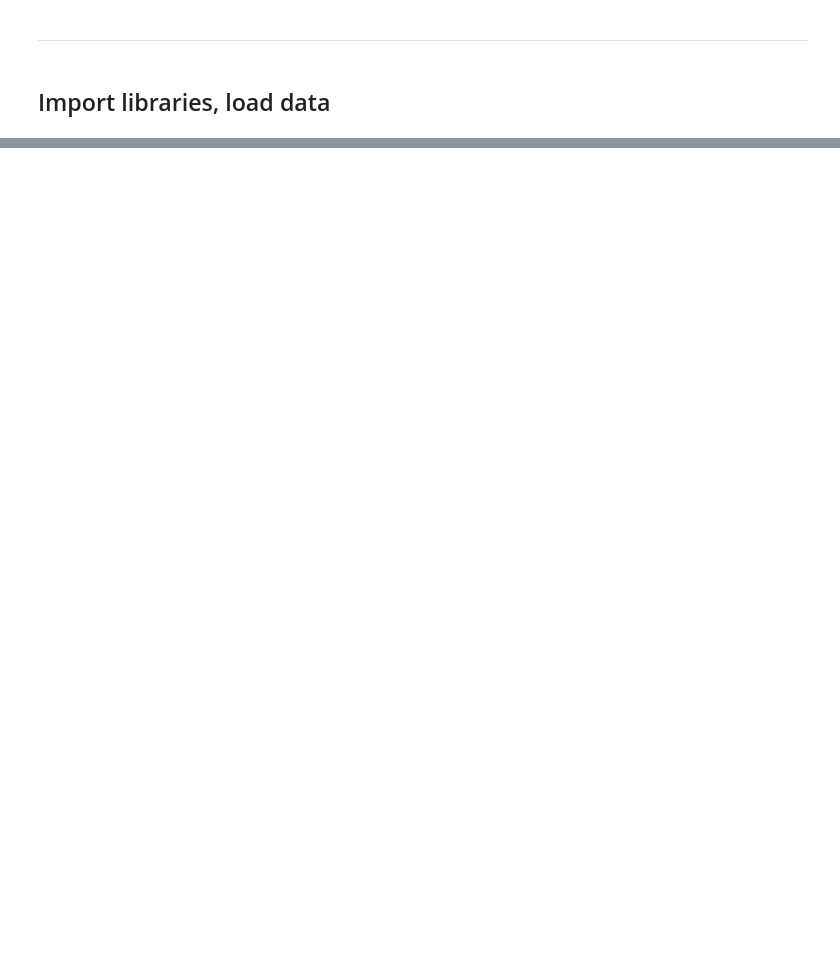
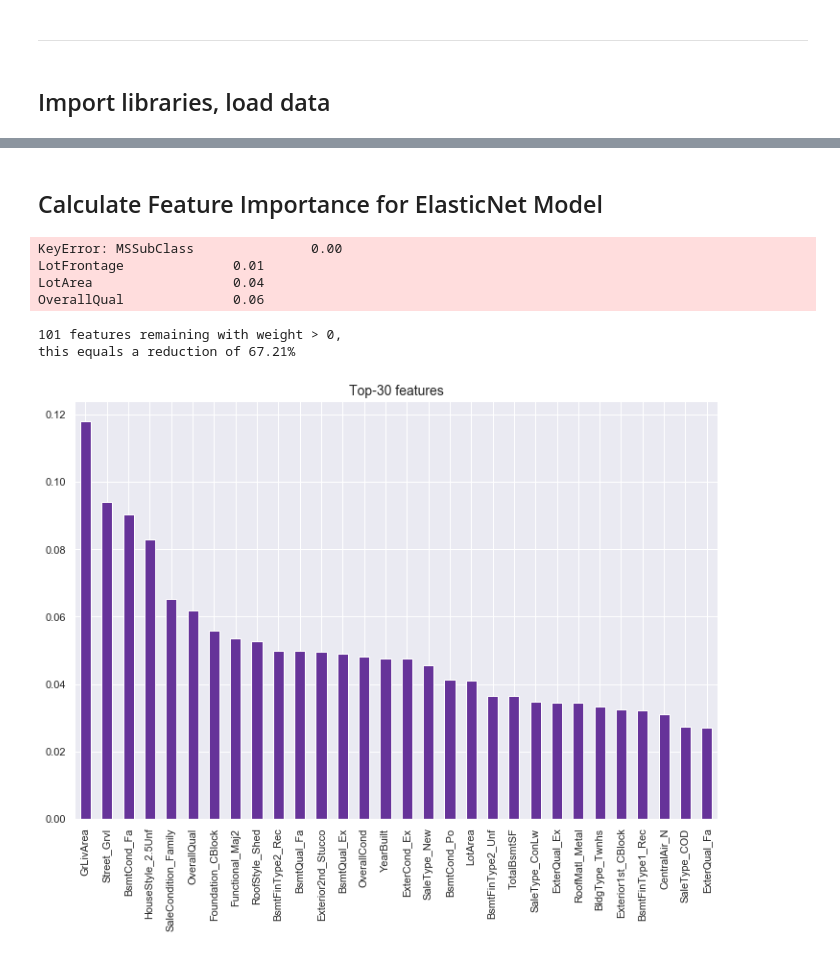
Before and after one commit to rbuerki/projects-ml, a Jupyter notebook: price_prediction_ames_housing/4-Interpretation_Feature_Importance.ipynb, the cells around one changed output, grey strips where cells are left out. Drawn from its saved outputs; the diff is of its cells as text; code cells hidden in the pictures; blank space fills up the shorter version.

Commit message:
FEAT: calculate and plot weights for EN OHE

```diff
--- a/price_prediction_ames_housing/4-Interpretation_Feature_Importance.ipynb
+++ b/price_prediction_ames_housing/4-Interpretation_Feature_Importance.ipynb
@@ -539,0 +58,64 @@ X_tr = preprocessor.fit_transform(X)
+# %% [markdown]
+## Calculate Feature Importance for ElasticNet Model
+# %%
+EN_coefs = pd.DataFrame(elastic_net_final.coef_.round(2), index=feature_names, columns=['weight'])
+# Sort by absolute weights
+
+coefs_df['abs_coefs'] = np.abs(coefs_df['effect'])
+
+        coefs_df = coefs_df.sort_values('abs_coefs', ascending=False)
+
+        coefs_df.drop('abs_coefs', axis=1, inplace=True)
+# %% [output]
+KeyError: MSSubClass               0.00
+LotFrontage              0.01
+LotArea                  0.04
+OverallQual              0.06
+# %%
+def print_coef_weights(model, feature_names, drop_zero=False):
+    ''' Returns DataFrame with coefficient weights for the features. If
+    drop_zero ist True, then only features with weights != 0 are returned.
+
+    ARGUMENTS:
+    model: fitted model instance
+    feature_names: list or index of column_labels
+    drop_zero: bool, drop coefs with 0 weight (default=False)
+
+    RETURNS:
+    coefs_df: dataframe holding coeff weights and error
+    '''
+
+    coefs_df = pd.DataFrame(elastic_net_final.coef_,
+                            index=feature_names,
+                            columns=['weight']
+                           )
+
+    # Sort by absolute weights
+    coefs_df['abs_weight'] = np.abs(coefs_df['weight'])
+    coefs_df = coefs_df.sort_values('abs_weight', ascending=False)
+    coefs_df.drop('abs_weight', axis=1, inplace=True)
+
+    if drop_zero == True:
+        coefs_df = coefs_df.loc[coefs_df['weight'] != 0]
+
+    return coefs_df
+# %%
+EN_weights = print_coef_weights(elastic_net_final, feature_names, drop_zero=True)
+# %%
+def plot_coef_weights(coefs_df, feature_names, n_plot=30):
+
+    plt.figure(figsize=(12, 8))
+    plt.title("Top-{0:d} features".format(n_plot), size=14)
+    coefs_df.iloc[:n_plot, 0].apply(np.abs).plot(kind='bar', color=color)
+
+    n_features = len(feature_names)
+    n_weights = len(coefs_df.loc[coefs_df['weight'] != 0])
+    print('\n{0:d} features remaining with weight > 0, \
+    \nthis equals a reduction of {1:2.2f}%'.format(
+            n_weights, (1 - n_weights / n_features)*100))
+# %%
+plot_coef_weights(EN_weights, feature_names)
+# %% [output]
+101 features remaining with weight > 0,
+this equals a reduction of 67.21%
+[figure, added]
```
Also changed, not shown: parts of 55 cells of this notebook.
